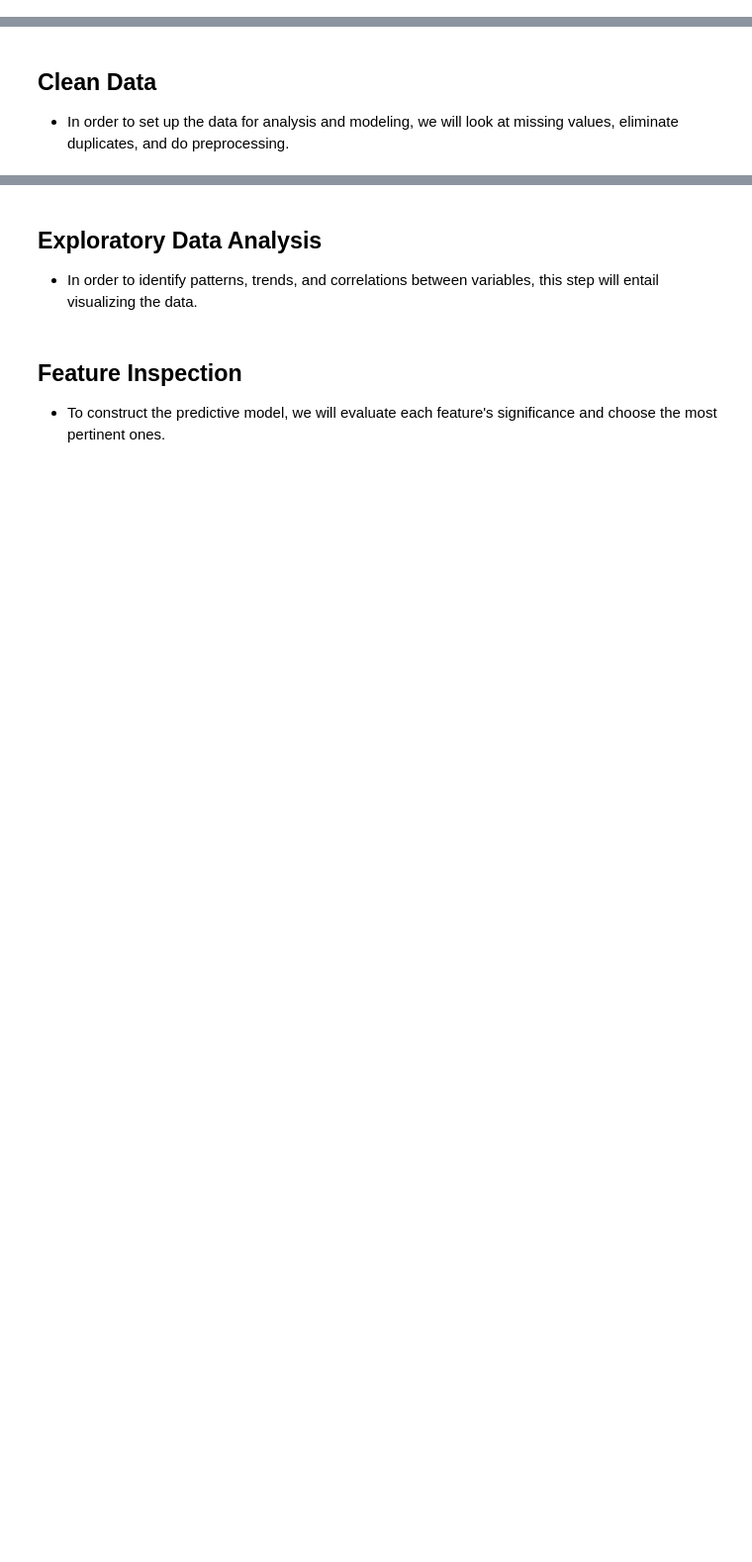
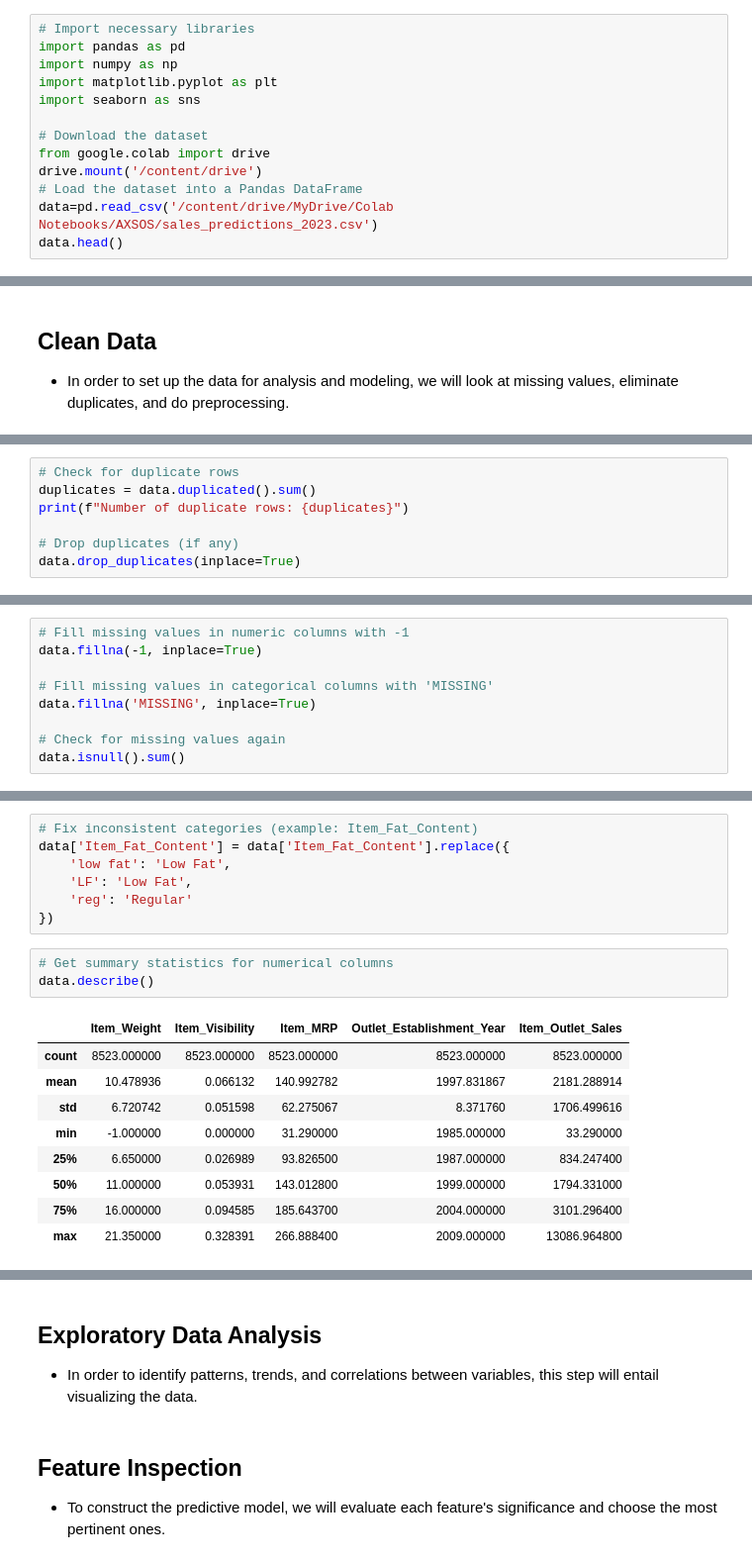
Before and after one commit to tamimisalah/Prediction-of-Product-Sales, a Jupyter notebook: Prediction_of_Product_Sales.ipynb, the cells around one changed output, grey strips where cells are left out. Shown: that part at 99% size. Cells and saved outputs as stored; diff of their text form; blank space fills up the shorter version.

```diff
--- a/Prediction_of_Product_Sales.ipynb
+++ b/Prediction_of_Product_Sales.ipynb
@@ -9,3 +9,16 @@
 # %% [markdown]
 ## Load and Inspect Data
 - In order to understand the dataset's structure, properties, and any problems, we will load it and conduct a preliminary examination in this part.
+# %%
+# Import necessary libraries
+import pandas as pd
+import numpy as np
+import matplotlib.pyplot as plt
+import seaborn as sns
+
+# Download the dataset
+from google.colab import drive
+drive.mount('/content/drive')
+# Load the dataset into a Pandas DataFrame
+data=pd.read_csv('/content/drive/MyDrive/Colab Notebooks/AXSOS/sales_predictions_2023.csv')
+data.head()
@@ -14,0 +85,7 @@
+# %%
+# Check for duplicate rows
+duplicates = data.duplicated().sum()
+print(f"Number of duplicate rows: {duplicates}")
+
+# Drop duplicates (if any)
+data.drop_duplicates(inplace=True)
@@ -14,0 +112,9 @@
+# %%
+# Fill missing values in numeric columns with -1
+data.fillna(-1, inplace=True)
+
+# Fill missing values in categorical columns with 'MISSING'
+data.fillna('MISSING', inplace=True)
+
+# Check for missing values again
+data.isnull().sum()
@@ -14,0 +160,20 @@
+# %%
+# Fix inconsistent categories (example: Item_Fat_Content)
+data['Item_Fat_Content'] = data['Item_Fat_Content'].replace({
+    'low fat': 'Low Fat',
+    'LF': 'Low Fat',
+    'reg': 'Regular'
+})
+# %%
+# Get summary statistics for numerical columns
+data.describe()
+# %% [output]
+|  | Item_Weight | Item_Visibility | Item_MRP | Outlet_Establishment_Year | Item_Outlet_Sales |
+| count | 8523.000000 | 8523.000000 | 8523.000000 | 8523.000000 | 8523.000000 |
+| mean | 10.478936 | 0.066132 | 140.992782 | 1997.831867 | 2181.288914 |
+| std | 6.720742 | 0.051598 | 62.275067 | 8.371760 | 1706.499616 |
+| min | -1.000000 | 0.000000 | 31.290000 | 1985.000000 | 33.290000 |
+| 25% | 6.650000 | 0.026989 | 93.826500 | 1987.000000 | 834.247400 |
+| 50% | 11.000000 | 0.053931 | 143.012800 | 1999.000000 | 1794.331000 |
+| 75% | 16.000000 | 0.094585 | 185.643700 | 2004.000000 | 3101.296400 |
+| max | 21.350000 | 0.328391 | 266.888400 | 2009.000000 | 13086.964800 |
```
Also changed, not shown: parts of 10 cells of this notebook.
